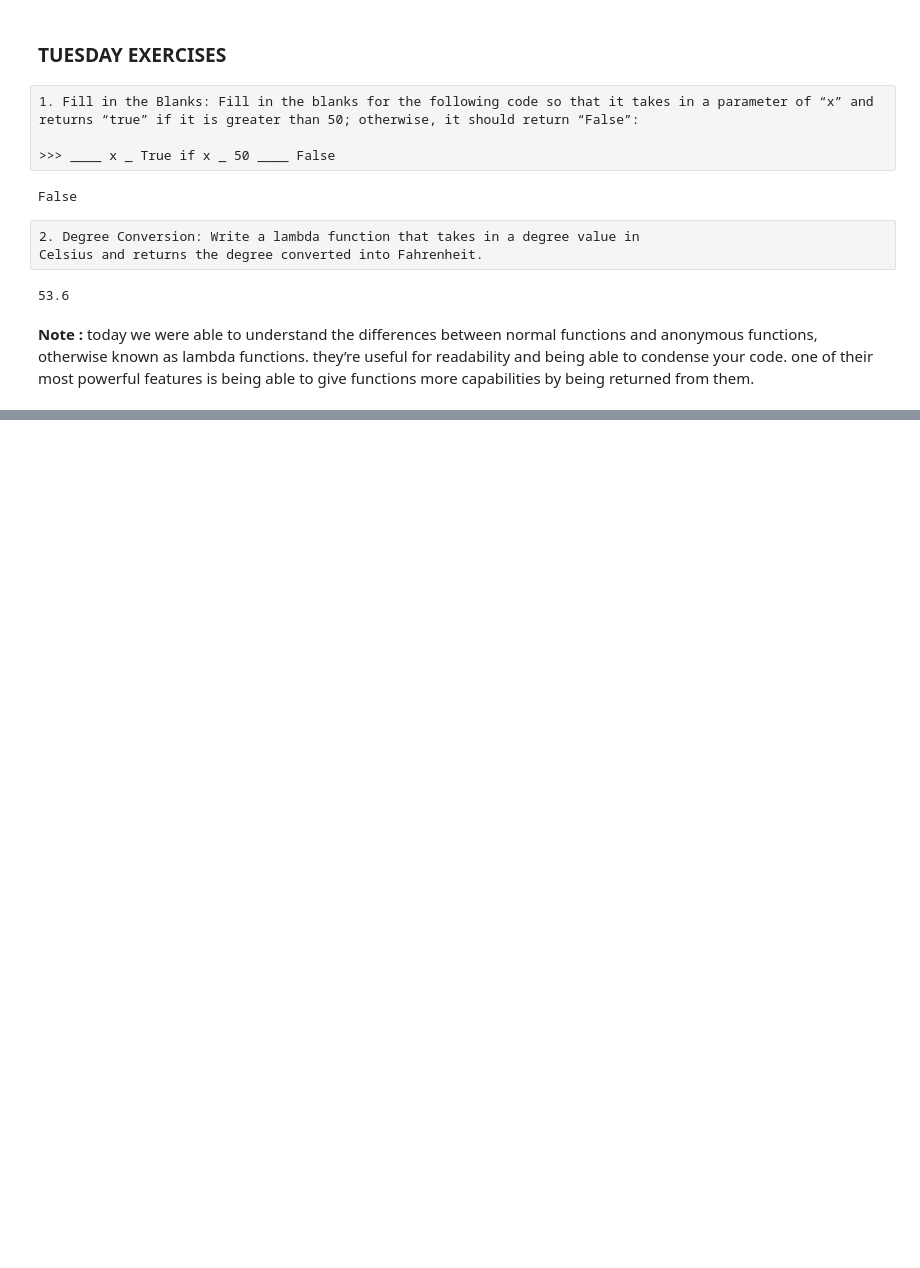
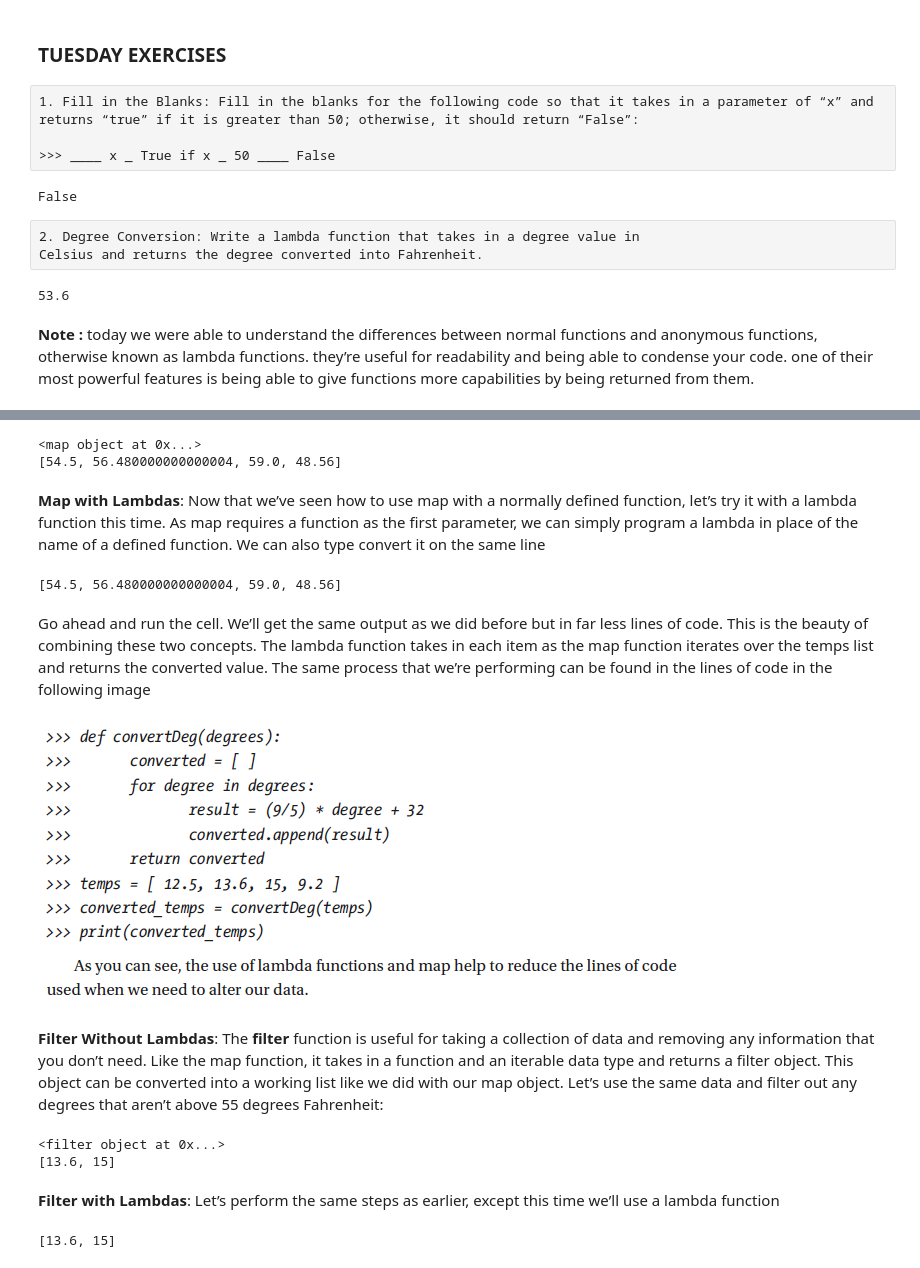
Before and after one commit to python-bootcamp-organization/Python-Bootcamp-101, a Jupyter notebook: Seven_week.ipynb, the cells around one changed output, grey strips where cells are left out. Cells and saved outputs as stored; diff of their text form; code cells hidden in the pictures; blank space fills up the shorter version.

```diff
--- a/Seven_week.ipynb
+++ b/Seven_week.ipynb
@@ -183,0 +193,64 @@ degree_conv(12)
+# %%
+# using the map function without lambdas
+def convertDeg(C):
+    return (9/5) * C + 32
+temps = [12.5, 13.6, 15, 9.2]
+convert_temps = map(convertDeg, temps)         # returns map object
+print(convert_temps)
+convert_temps = list(convert_temps)        # type convert map object
+print(convert_temps)
+# %% [output]
+<map object at 0x...>
+[54.5, 56.480000000000004, 59.0, 48.56]
+# %% [markdown]
+**Map with Lambdas**: Now that we’ve seen how to use map with a normally defined function, let’s try it with
+a lambda function this time. As map requires a function as the first parameter, we can
+simply program a lambda in place of the name of a defined function. We can also type
+convert it on the same line
+# %%
+# using a map function with lambdas
+temps = [12.5, 13.6, 15, 9.2]
+converted_temps = list(map(lambda C: (9/5) * C + 32, temps))   # type convert the map object right away
+print(converted_temps)
+# %% [output]
+[54.5, 56.480000000000004, 59.0, 48.56]
+# %% [markdown]
+Go ahead and run the cell. We’ll get the same output as we did before but in far less
+lines of code. This is the beauty of combining these two concepts. The lambda function
+takes in each item as the map function iterates over the temps list and returns the
+converted value. The same process that we’re performing can be found in the lines of
+code in the following image
+# %%
+from IPython.display import Image
+Image(filename='images_projects/image_seven.png')
+# %% [output]
+[figure, added]
+# %% [markdown]
+**Filter Without Lambdas**: The **filter** function is useful for taking a collection of data and removing any information
+that you don’t need. Like the map function, it takes in a function and an iterable data
+type and returns a filter object. This object can be converted into a working list like we
+did with our map object. Let’s use the same data and filter out any degrees that aren’t
+above 55 degrees Fahrenheit:
+# %%
+#Using the filter function without lambda fuctions  filter out temps below 55F
+def filterTemps(C):
+    converted = (9/5) * C + 32
+    return True if converted > 55 else False            # use ternary operator
+temps = [ 12.5, 13.6, 15, 9.2 ]
+filtered_temps = filter(filterTemps,temps)# returns filter object
+print(filtered_temps)
+filtered_temps = list(filtered_temps) # convert filter object to list of filtered data
+print(filtered_temps)
+# %% [output]
+<filter object at 0x...>
+[13.6, 15]
+# %% [markdown]
+**Filter with Lambdas**:
+Let’s perform the same steps as earlier, except this time we’ll use a lambda function
+# %%
+# using the filter function with lambda functions, filter out temps below 55F
+temps = [ 12.5, 13.6, 15, 9.2 ]
+filtered_temps = list( filter( lambda C : True if (9/5) * C + 32 > 55 else False, temps) )    # type convert the filter
+print(filtered_temps)
+# %% [output]
+[13.6, 15]
```
Also changed, not shown: parts of 42 cells of this notebook, 4 other files.
